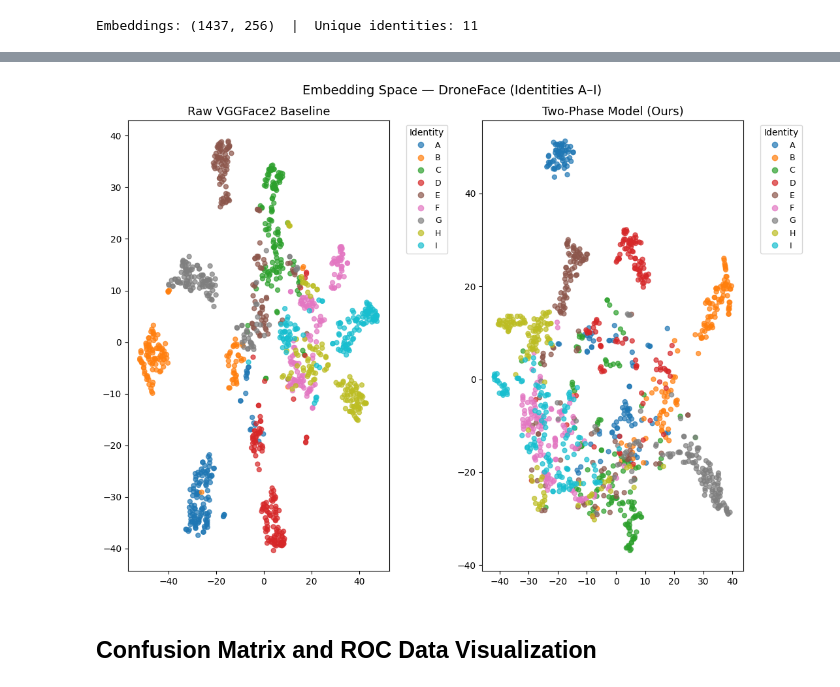
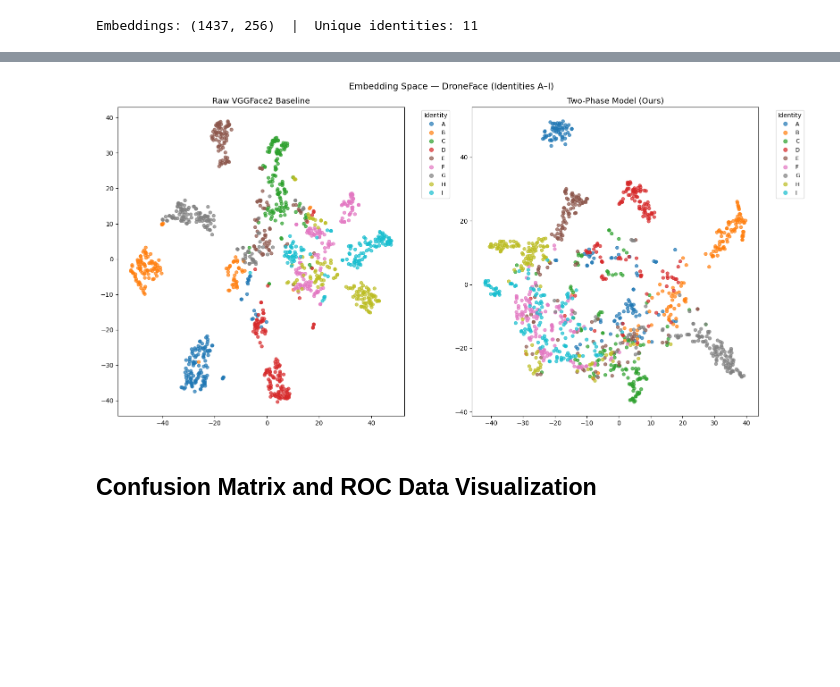
Before and after one commit to shamma315/dronefacerecognition, a Jupyter notebook: notebooks/analysis_extensions.ipynb, the cells around one changed output, grey strips where cells are left out. Cells and saved outputs as stored; diff of their text form; code cells hidden in the pictures; blank space fills up the shorter version.

```diff
--- a/notebooks/analysis_extensions.ipynb
+++ b/notebooks/analysis_extensions.ipynb
@@ -91,32 +91,32 @@ t-SNE done.
 # %%
 # Plot side-by-side t-SNE visualizations for baseline vs two-phase model
 LABEL_MAP = {'A':0,'B':1,'C':2,'D':3,'E':4,'F':5,'G':6,'H':7,'I':8}
 
 # convert two-phase string labels to int, drop J/K
 mask = np.array([l in LABEL_MAP for l in labels])
 tp_proj = twophase_tsne[mask]
 tp_labels = np.array([LABEL_MAP[l] for l in labels[mask]])
 
 cmap = plt.colormaps['tab10']
-fig, axes = plt.subplots(1, 2, figsize=(11, 8))
+fig, axes = plt.subplots(1, 2, figsize=(16, 8))
 
 for ax, proj, lbl, title in zip(
     axes,
     [baseline_tsne, tp_proj],
     [baseline_label, tp_labels],
     ['Raw VGGFace2 Baseline', 'Two-Phase Model (Ours)']
 ):
     scatter = ax.scatter(proj[:, 0], proj[:, 1], c=lbl, cmap='tab10', s=25, alpha=0.7)
     ax.set_title(title, fontsize=13)
     handles, _ = scatter.legend_elements()
     ax.legend(handles, ['A','B','C','D','E','F','G','H','I'],
           title='Identity', bbox_to_anchor=(1.05, 1), loc='upper left', fontsize=9)
 plt.suptitle('Embedding Space — DroneFace (Identities A–I)', fontsize=14)
 plt.tight_layout()
-plt.savefig('results/analysis/tsne_comparison.png', dpi=200, bbox_inches='tight')
+plt.savefig('results/analysis/tsne_comparison.png', dpi=300, bbox_inches='tight')
 plt.show()
 # %% [output]
-[figure, old version]
+[figure, new version]
 # %% [markdown]
 ## Confusion Matrix and ROC Data Visualization
 # %%
```
